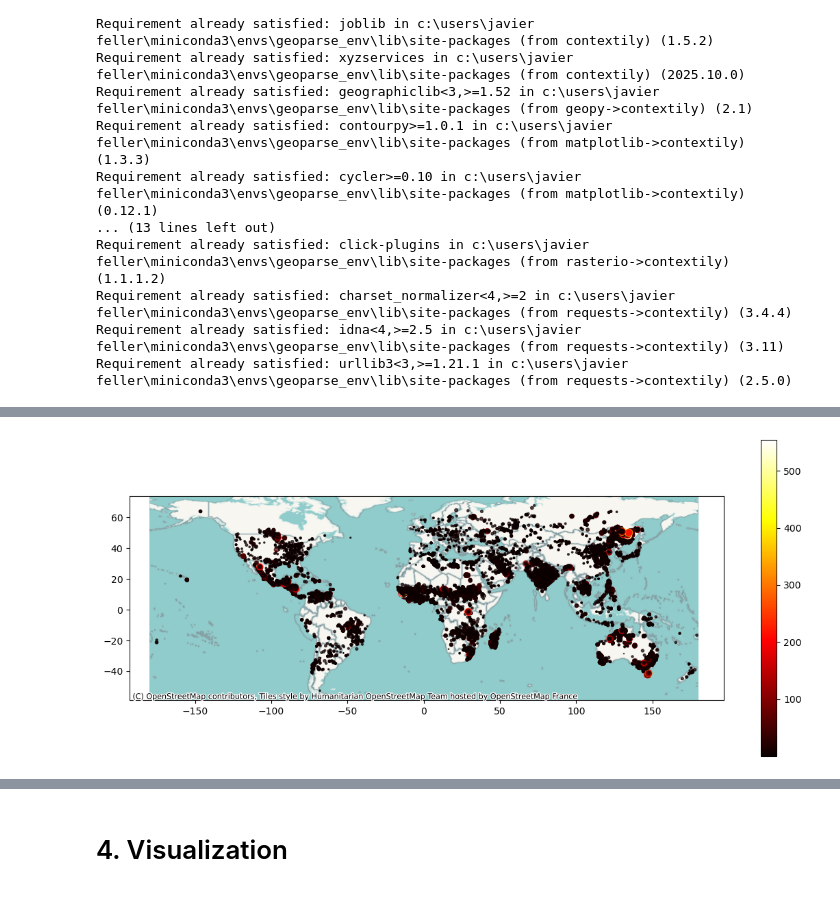
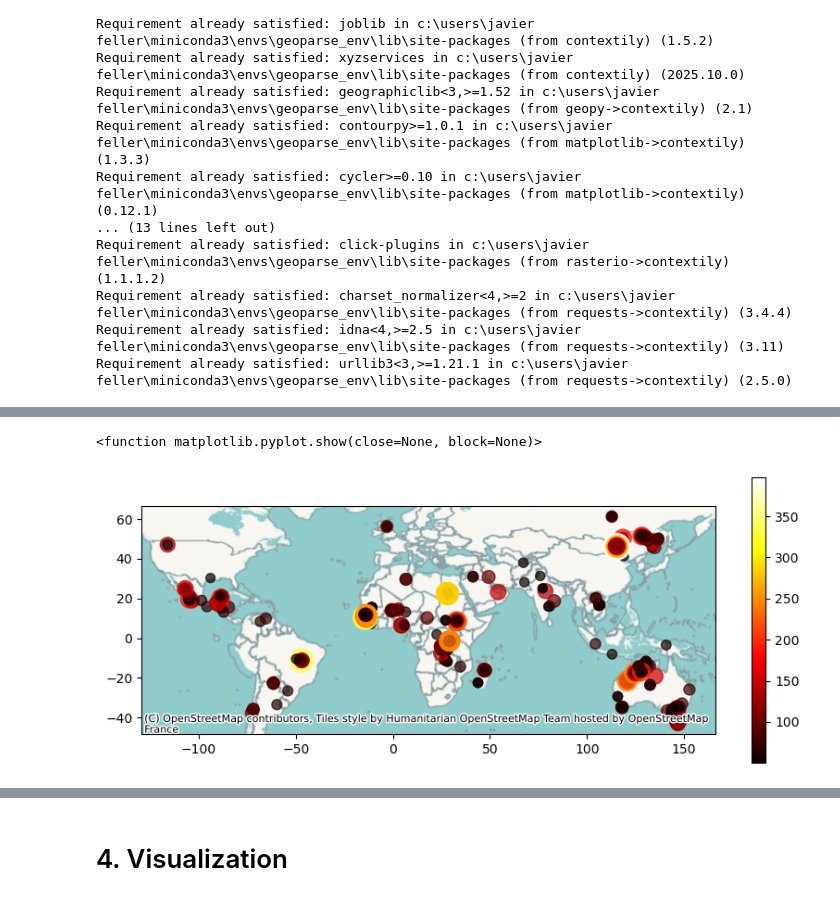
Before and after one commit to javierfeller/Project_SDS, a Jupyter notebook: notebooks/wildfire_project.ipynb, the cells around one changed output, grey strips where cells are left out. Saved outputs shown, nothing was run; the diff lists cells and outputs as text; code cells hidden in the pictures.

```diff
--- a/notebooks/wildfire_project.ipynb
+++ b/notebooks/wildfire_project.ipynb
@@ -125,23 +119,11 @@ cx.add_basemap(
-# %%
-# With normalization
-
-import numpy as np
-
-sizes = np.sqrt(wildfire_gdf["frp"]) * 3
-
-fig, ax = plt.subplots(figsize=(14,6))
-
-wildfire_gdf.plot(
-    ax=ax,
-    column="frp",
-    cmap="hot",
-    markersize=sizes,
-    alpha=0.7,
-    legend=True
-)
-
-cx.add_basemap(ax=ax, crs=4326)
-
-plt.show()
-# %% [output]
-[figure, removed]
+# %%
+wildfire_gdf["frp_without_min"]=wildfire_gdf["frp"][wildfire_gdf["frp"] > 50]
+
+fig, ax= plt.subplots(figsize=(10,4))
+
+wildfire_gdf.plot(ax=ax, column="frp_without_min", cmap="hot", markersize="frp", alpha=0.7, legend=True)
+cx.add_basemap(ax=ax, crs=4326)
+plt.show
+# %% [output]
+<function matplotlib.pyplot.show(close=None, block=None)>
+[figure, added]
```
Also changed, not shown: parts of 15 cells of this notebook.
